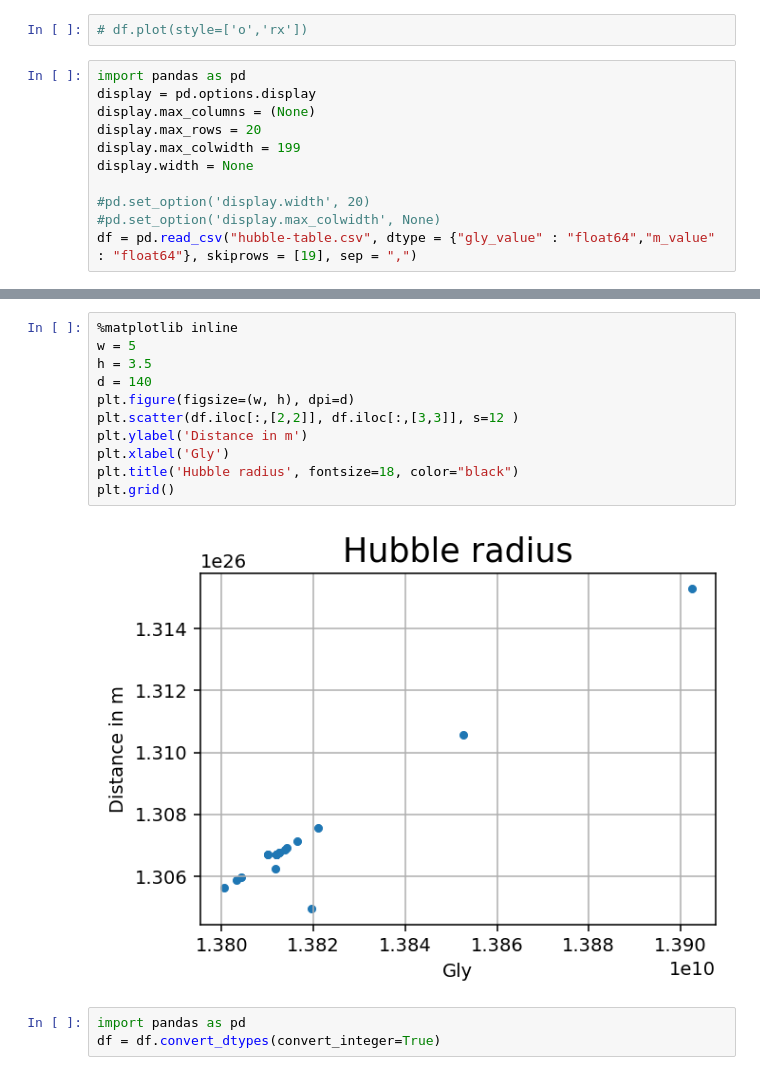
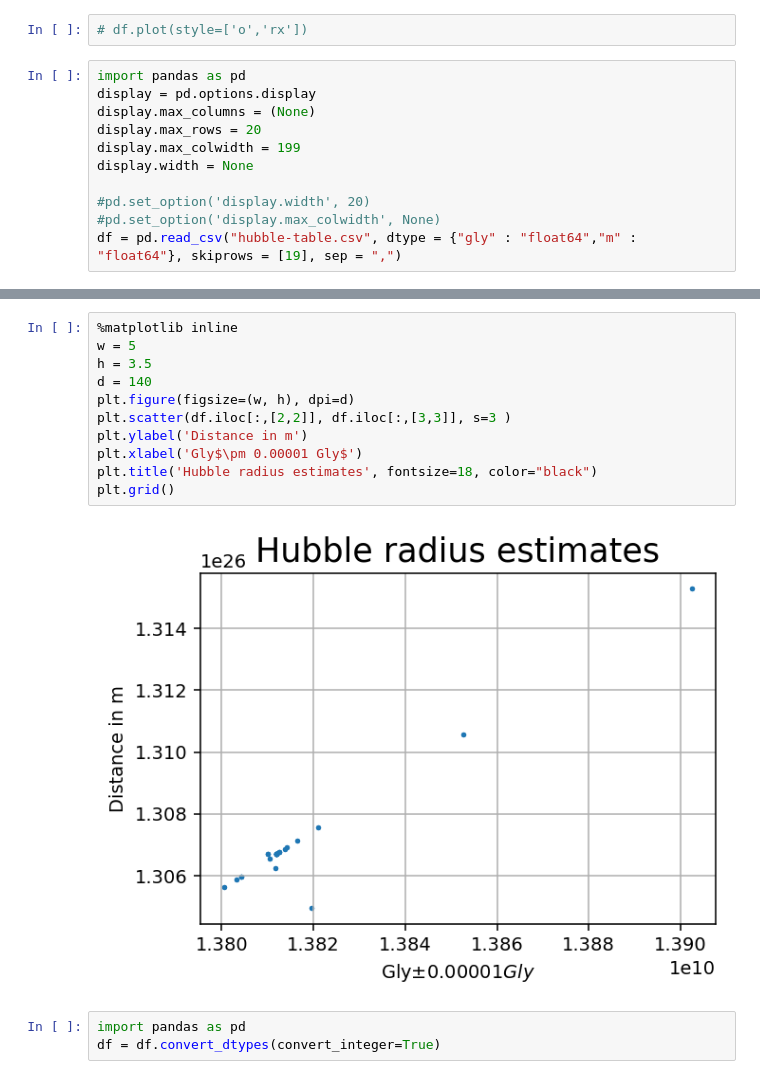
Before and after one commit to LaGuer/hubble-radius, a Jupyter notebook: hubble-radius.ipynb, the cells around one changed output, grey strips where cells are left out. Drawn from its saved outputs; the diff is of its cells as text.

```diff
--- a/hubble-radius.ipynb
+++ b/hubble-radius.ipynb
@@ -326,7 +344,7 @@ display.width = None
 
 #pd.set_option('display.width', 20)
 #pd.set_option('display.max_colwidth', None)
-df = pd.read_csv("hubble-table.csv", dtype = {"gly_value" : "float64","m_value" : "float64"}, skiprows = [19], sep = ",")
+df = pd.read_csv("hubble-table.csv", dtype = {"gly" : "float64","m" : "float64"}, skiprows = [19], sep = ",")
 # %%
 #df.order(-gly, m)
 #df.sort_values(by='gly', axis=1, ascending=True, inplace=True)
@@ -352,16 +370,16 @@ df.iloc[:,[2,3]]
 # %%
 %matplotlib inline
 w = 5
 h = 3.5
 d = 140
 plt.figure(figsize=(w, h), dpi=d)
-plt.scatter(df.iloc[:,[2,2]], df.iloc[:,[3,3]], s=12 )
+plt.scatter(df.iloc[:,[2,2]], df.iloc[:,[3,3]], s=3 )
 plt.ylabel('Distance in m')
-plt.xlabel('Gly')
-plt.title('Hubble radius', fontsize=18, color="black")
+plt.xlabel('Gly$\pm 0.00001 Gly$')
+plt.title('Hubble radius estimates', fontsize=18, color="black")
 plt.grid()
 # %% [output]
-[figure, old version]
+[figure, new version]
 # %%
 import pandas as pd
 df = df.convert_dtypes(convert_integer=True)
```
Also changed, not shown: parts of 95 cells of this notebook.
